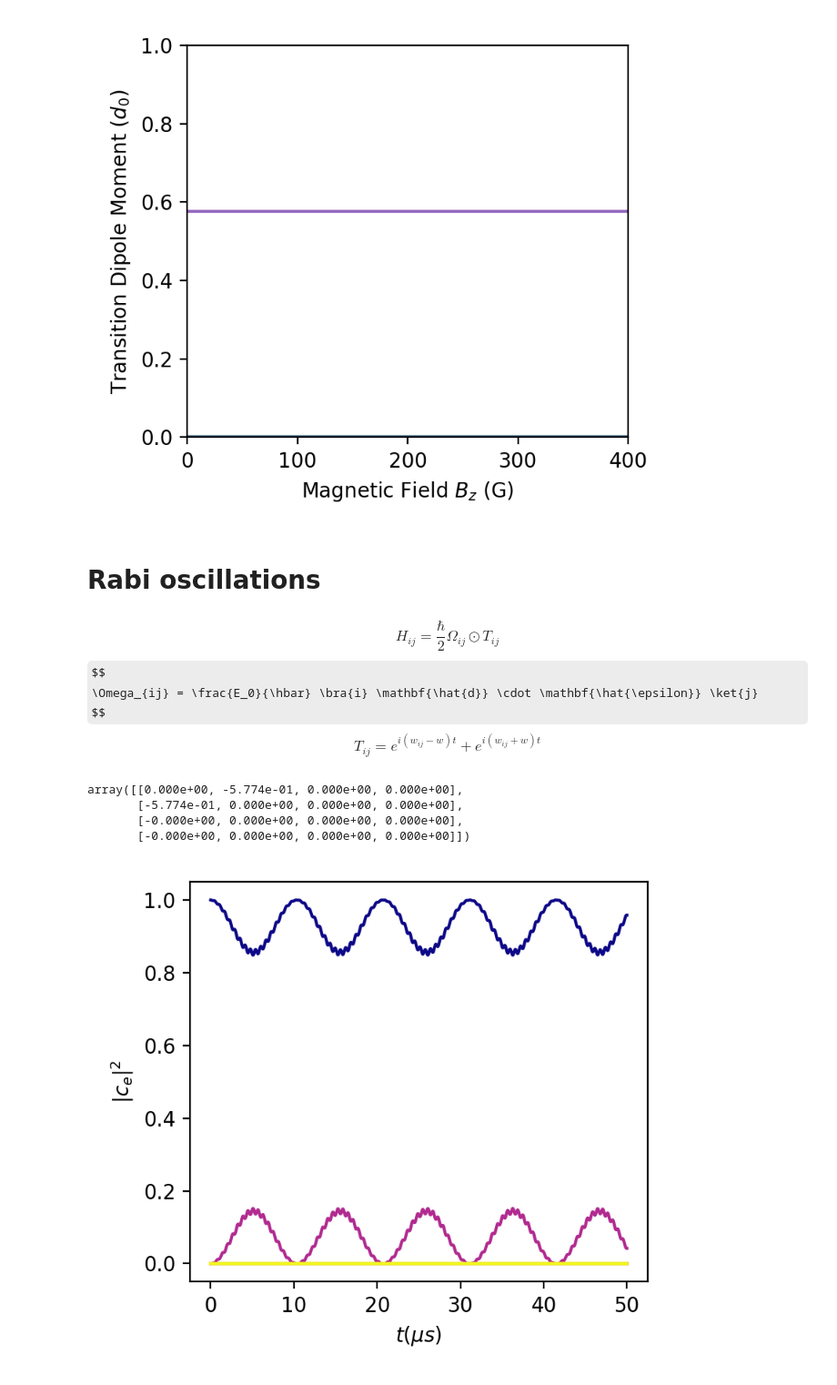
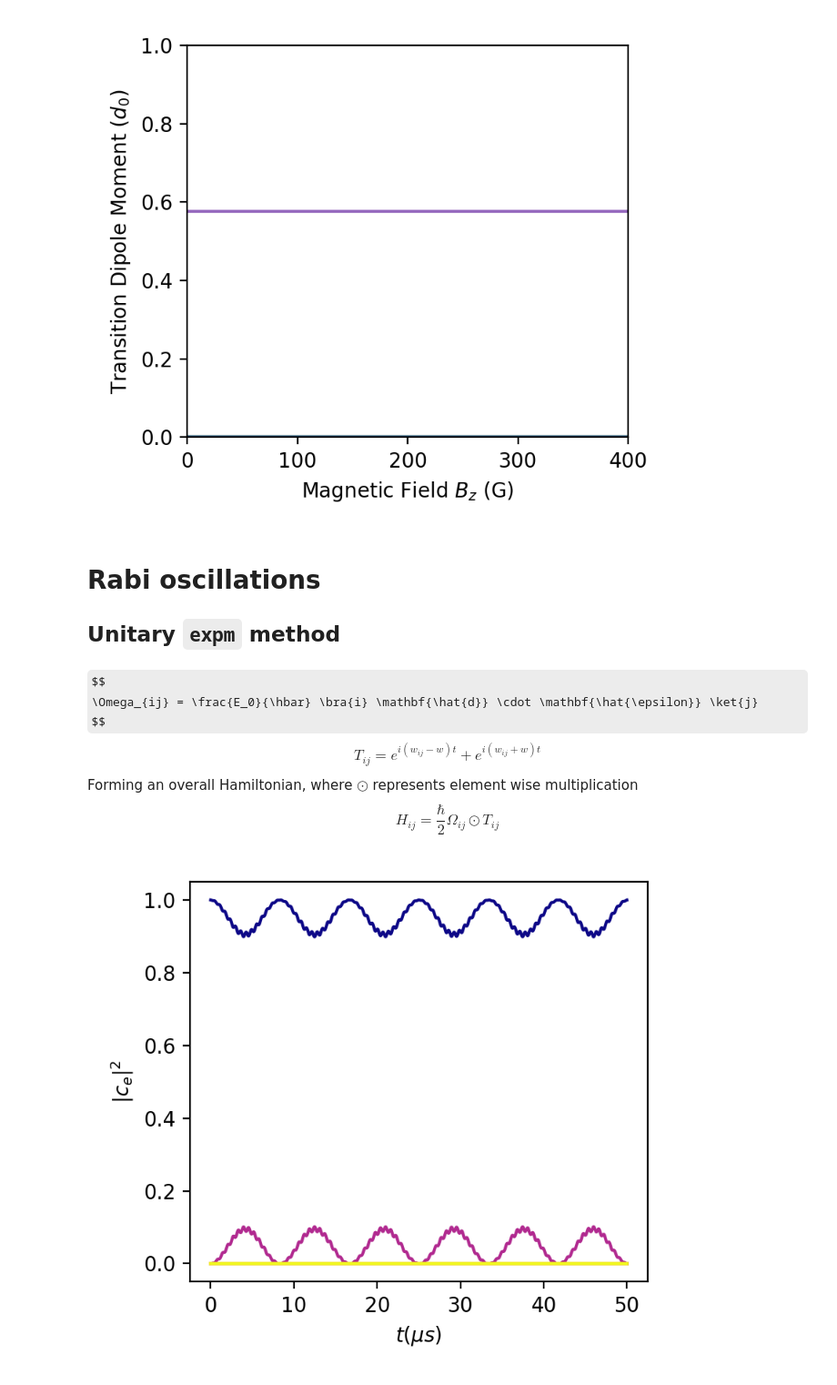
Before and after one commit to tomhepz/MolecularEnergyLevels, a Jupyter notebook: notebooks/diatom-zeeman.ipynb, the cells around one changed output. Shown at 91% size. Cells and saved outputs as stored; diff of their text form; code cells hidden in the pictures; some formulas as TeX source.

```diff
--- a/notebooks/diatom-zeeman.ipynb
+++ b/notebooks/diatom-zeeman.ipynb
@@ -41,7 +44,7 @@ E = 0 #V/m
 GAUSS = 1e4 # T
 B_MIN = 0.01 / GAUSS # T
 B_MAX = 400 / GAUSS # T
-B_STEPS = 120
+B_STEPS = 200
 
 B, B_STEP_SIZE = np.linspace(B_MIN, B_MAX, B_STEPS, retstep=True) #T
 
@@ -229,13 +232,11 @@ ax.set_ylim(0, 1)
 [figure]
 # %% [markdown]
 # Rabi oscillations
+## Unitary `expm` method
 $$
 \newcommand{\ket}[1]{\left|{#1}\right\rangle}
 \newcommand{\bra}[1]{\left\langle{#1}\right|}
 \newcommand{\braket}[2]{\left\langle{#1}\middle|{#2}\right\rangle}
-$$
-$$
-H_{ij} = \frac{\hbar}{2} \Omega_{ij} \odot T_{ij}
 $$
 $$
 \Omega_{ij} = \frac{E_0}{\hbar} \bra{i} \mathbf{\hat{d}} \cdot \mathbf{\hat{\epsilon}} \ket{j}
@@ -243,19 +244,16 @@ $$
 $$
 T_{ij} = e^{i(w_{ij}-w)t} + e^{i(w_{ij}+w)t}
 $$
+Forming an overall Hamiltonian, where $\odot$ represents element wise multiplication
+$$
+H_{ij} = \frac{\hbar}{2} \Omega_{ij} \odot T_{ij}
+$$
-# %%
-calculate.dipole(1,0,0,1,-1).real
-# %% [output]
-array([[0.000e+00, -5.774e-01, 0.000e+00, 0.000e+00],
-       [-5.774e-01, 0.000e+00, 0.000e+00, 0.000e+00],
-       [-0.000e+00, 0.000e+00, 0.000e+00, 0.000e+00],
-       [-0.000e+00, 0.000e+00, 0.000e+00, 0.000e+00]])
 # %%
 # Experimental Setup
 POLARISATION = -1  # -1,0,1
 DETUNING = 0 # rad/s
 E_0 = 10  # V/m
-AT_B_NUM = 40
+AT_B_NUM = 20
 T_STEPS = 2000
 initial_state_considered_index = 0
 intended_state_considered_index = 3
@@ -283,33 +281,33 @@ pos_frequency_part = wij+driving
 Ts = np.exp((1j)*neg_frequency_part[np.newaxis,:,:]*times[:,np.newaxis,np.newaxis]) + \
      np.exp((1j)*pos_frequency_part[np.newaxis,:,:]*times[:,np.newaxis,np.newaxis]) #[ti,i,j]
 
 # Construct overall Hamiltonians
 Hs = H_BAR/2 * rabi[np.newaxis,:,:] * Ts[:,:,:]  #[ti,i,j]
 
 # Initialise states for each B
 state_vector = np.zeros((N_STATES)) # initial state
 state_vector[initial_state_considered_index] = 1
 
 # Churn Differential equation
 DUs = scipy.linalg.expm(-(1j/H_BAR) * Hs * DT) # Infitesimal unitary transformations
 
 finals = []
 
 for t_num in range(T_STEPS):
     state_vector = DUs[t_num,:,:] @ state_vector
     finals.append(np.abs(state_vector)**2)
 
 fig, ax = plt.subplots()
 #ax.set_xlim(0,T_MAX)
 #ax.set_ylim(0,1)
 ax.set_xlabel("$t (\mu s)$")
 ax.set_ylabel("$|c_e|^2$")
 
 colors = plt.cm.plasma(np.linspace(0,1,N_STATES))
 for i,final in enumerate(np.array(finals).T):
     ax.plot(times*1e6, final, c=colors[i])
 #fig.show()
 # %% [output]
-[figure, old version]
+[figure, new version]
 # %% [markdown]
 # Transfer efficiency
```
Also changed, not shown: parts of 7 cells of this notebook, 1 other file.
